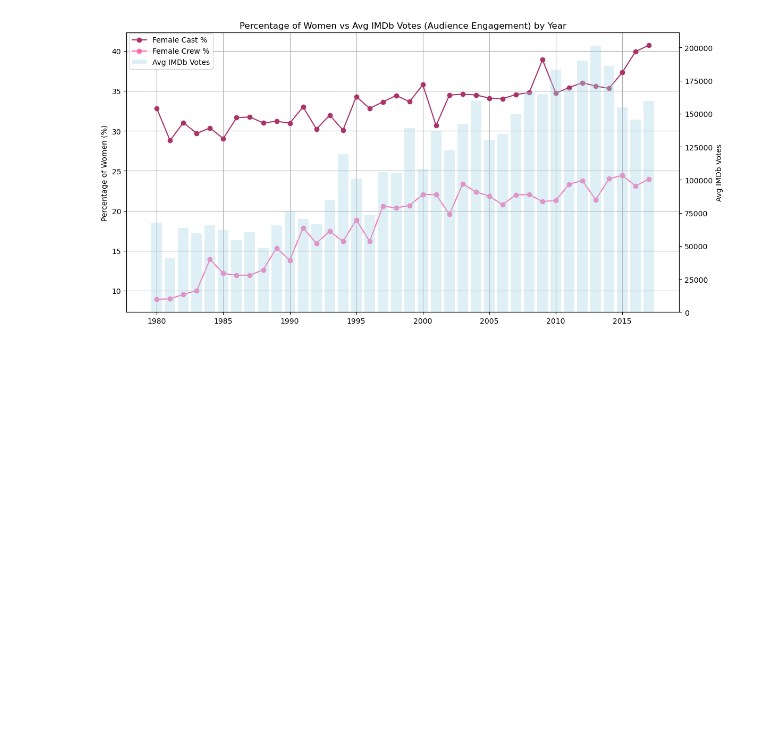
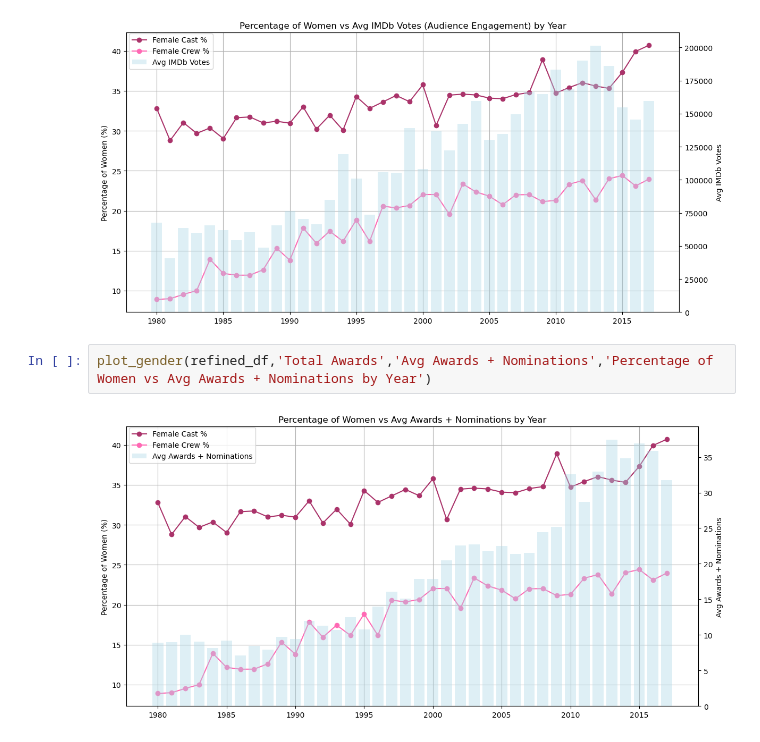
Before and after one commit to TomSull222/BCS-Project-1, a Jupyter notebook: dan-main.ipynb, the cells around one changed output. Saved outputs shown, nothing was run; the diff lists cells and outputs as text; blank space fills up the shorter version.

```diff
--- a/dan-main.ipynb
+++ b/dan-main.ipynb
@@ -194,3 +194,7 @@ plot_gender(refined_df,'BoxOffice','Avg Box Office Revenue (Millions)','Percenta
 plot_gender(refined_df,'imdbVotes','Avg IMDb Votes','Percentage of Women vs Avg IMDb Votes (Audience Engagement) by Year')
 # %% [output]
 [figure]
+# %%
+plot_gender(refined_df,'Total Awards','Avg Awards + Nominations','Percentage of Women vs Avg Awards + Nominations by Year')
+# %% [output]
+[figure, added]
```
Also changed, not shown: parts of 1 cell of this notebook.
